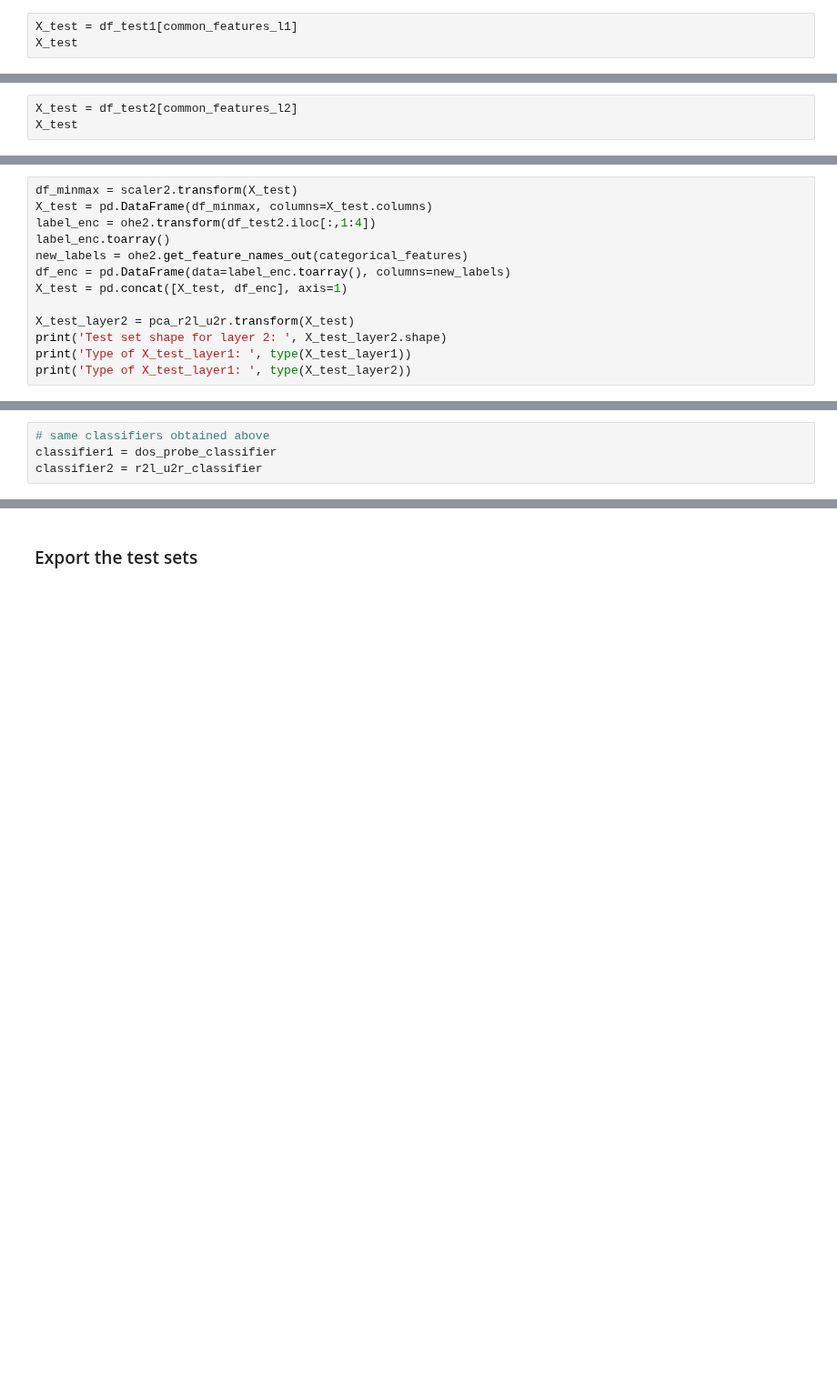
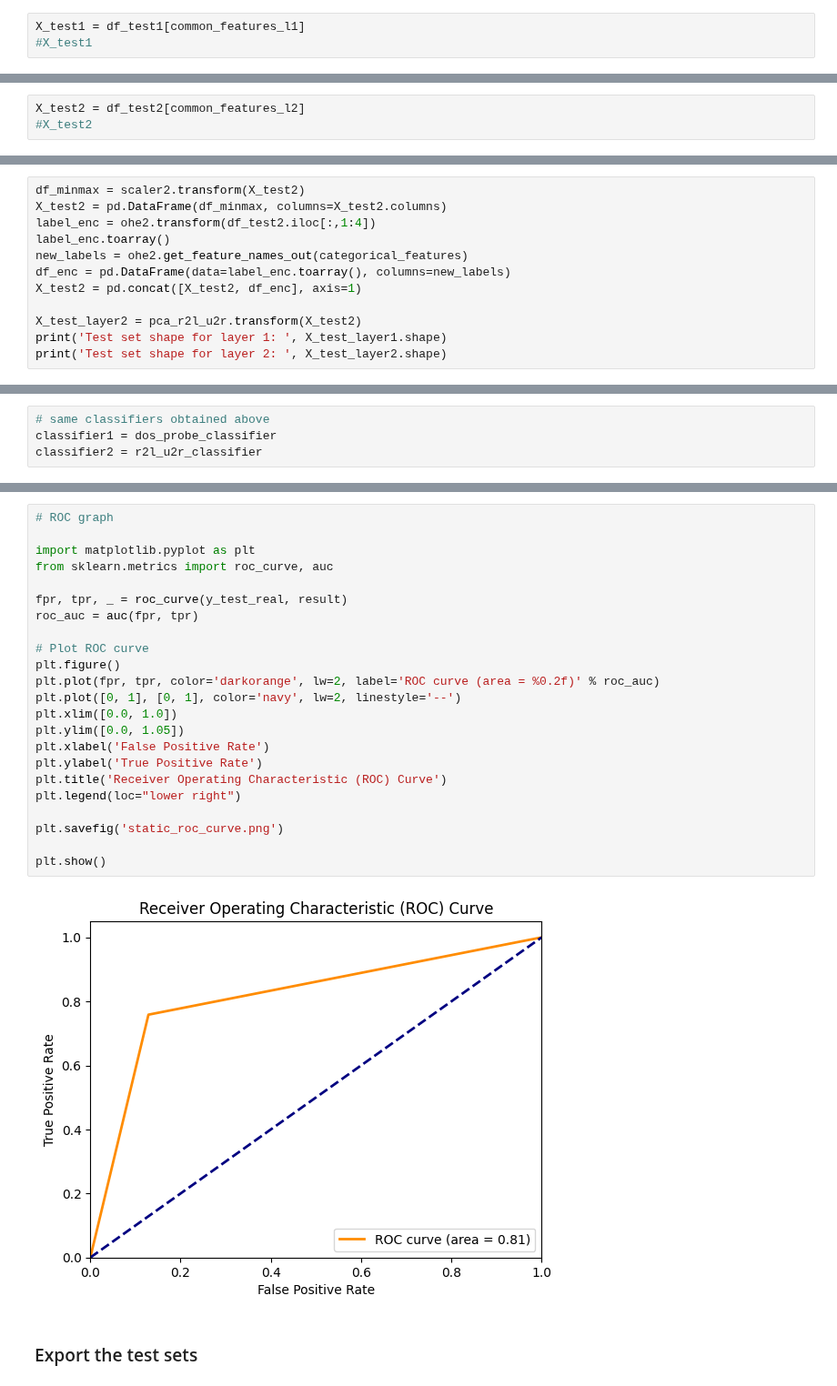
Before and after one commit to MarcoLorenzoCampo/IDS_Thesis, a Jupyter notebook: dataset_definition_exploration.ipynb, the cells around one changed output, grey strips where cells are left out. Shown at 91% size. Drawn from its saved outputs; the diff is of its cells as text; blank space fills up the shorter version.

```diff
--- a/dataset_definition_exploration.ipynb
+++ b/dataset_definition_exploration.ipynb
@@ -1033,3 +930,3 @@ df_test_original
 # %%
-X_test = df_test1[common_features_l1]
-X_test
+X_test1 = df_test1[common_features_l1]
+#X_test1
@@ -1063,3 +948,3 @@ Test set shape for layer 1:  (22544, 28)
 # %%
-X_test = df_test2[common_features_l2]
-X_test
+X_test2 = df_test2[common_features_l2]
+#X_test2
@@ -1080,14 +951,13 @@ X_test
 # %%
-df_minmax = scaler2.transform(X_test)
-X_test = pd.DataFrame(df_minmax, columns=X_test.columns)
+df_minmax = scaler2.transform(X_test2)
+X_test2 = pd.DataFrame(df_minmax, columns=X_test2.columns)
 label_enc = ohe2.transform(df_test2.iloc[:,1:4])
 label_enc.toarray()
 new_labels = ohe2.get_feature_names_out(categorical_features)
 df_enc = pd.DataFrame(data=label_enc.toarray(), columns=new_labels)
-X_test = pd.concat([X_test, df_enc], axis=1)
+X_test2 = pd.concat([X_test2, df_enc], axis=1)
 
-X_test_layer2 = pca_r2l_u2r.transform(X_test)
+X_test_layer2 = pca_r2l_u2r.transform(X_test2)
+print('Test set shape for layer 1: ', X_test_layer1.shape)
 print('Test set shape for layer 2: ', X_test_layer2.shape)
-print('Type of X_test_layer1: ', type(X_test_layer1))
-print('Type of X_test_layer1: ', type(X_test_layer2))
 # %% [output]
@@ -1134,3 +1061,28 @@ Matthew corr =  0.7730441621724627
+# %%
+# ROC graph
+
+import matplotlib.pyplot as plt
+from sklearn.metrics import roc_curve, auc
+
+fpr, tpr, _ = roc_curve(y_test_real, result)
+roc_auc = auc(fpr, tpr)
+
+# Plot ROC curve
+plt.figure()
+plt.plot(fpr, tpr, color='darkorange', lw=2, label='ROC curve (area = %0.2f)' % roc_auc)
+plt.plot([0, 1], [0, 1], color='navy', lw=2, linestyle='--')
+plt.xlim([0.0, 1.0])
+plt.ylim([0.0, 1.05])
+plt.xlabel('False Positive Rate')
+plt.ylabel('True Positive Rate')
+plt.title('Receiver Operating Characteristic (ROC) Curve')
+plt.legend(loc="lower right")
+
+plt.savefig('static_roc_curve.png')
+
+plt.show()
+# %% [output]
+[figure, added]
 # %% [markdown]
 ### Export the test sets
 # %%
```
Also changed, not shown: parts of 84 cells of this notebook, 41 other files.
